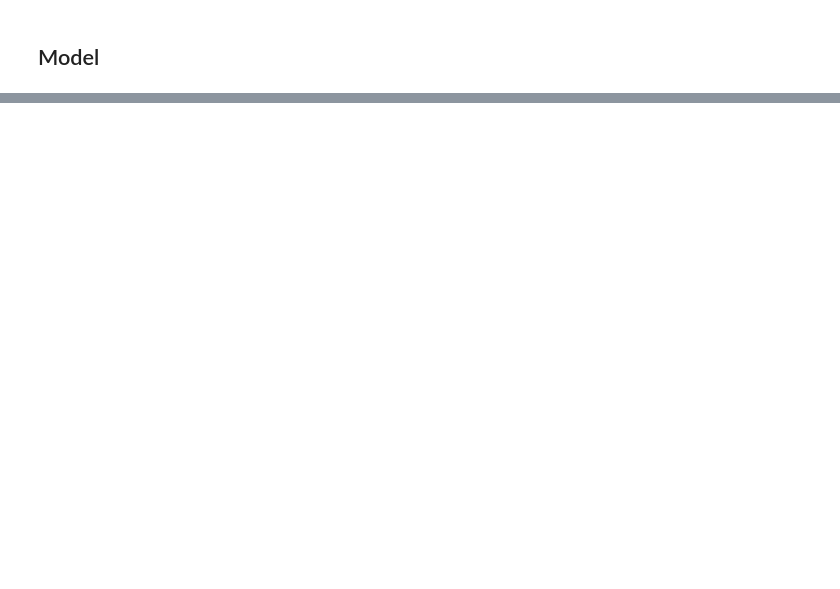
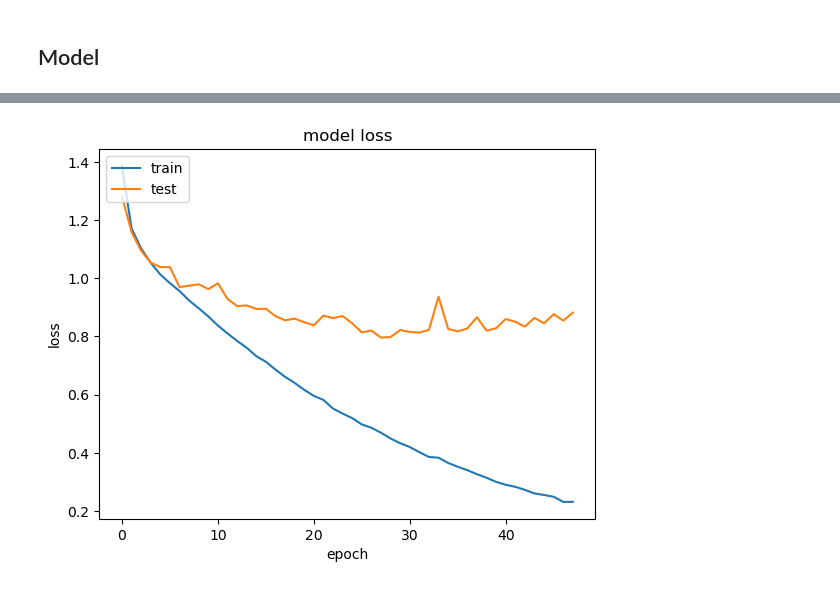
Before and after one commit to madhaviit/IITISOC-23-AI-ML-15-Speech-Emotion-Detection, a Jupyter notebook: speech-emotion-detection.ipynb, the cells around one changed output, grey strips where cells are left out. Drawn from its saved outputs; the diff is of its cells as text; code cells hidden in the pictures; blank space fills up the shorter version.

```diff
--- a/speech-emotion-detection.ipynb
+++ b/speech-emotion-detection.ipynb
@@ -83,6 +110,5 @@ crema_df
 # %%
-tess = os.listdir(Tess)
-
+tess = os.listdir("/kaggle/input/toronto-emotional-speech-set-tess/TESS Toronto emotional speech set data/")
 emotions = []
 files = []
 
@@ -103,5 +143,5 @@ tess_df
 # %%
-savee = os.listdir(Savee)
+savee = os.listdir("/kaggle/input/surrey-audiovisual-expressed-emotion-savee/ALL/")
 
 emotions = []
 files = []
@@ -296,4 +418,7 @@ model.summary()
+# %%
+model.compile(loss='categorical_crossentropy', optimizer=opt, metrics=['accuracy'])
 # %%
 rlrp = ReduceLROnPlateau(monitor='loss', factor=0.4, verbose=0, patience=2, min_lr=0.0000001)
-es = EarlyStopping(monitor='val_loss', mode='min', verbose=1, patience=50)
-history=model.fit(x_train, y_train, batch_size=64, epochs=150, validation_data=(x_test, y_test), callbacks=[rlrp, es])
+es = EarlyStopping(monitor='val_loss', mode='min', verbose=1, patience=20)
+
+history=model.fit(x_train, y_train, batch_size=16, epochs=200, validation_data=(x_test, y_test), callbacks=[es, rlrp])
@@ -319,0 +443,10 @@ plt.show()
+# %%
+plt.plot(history.history['loss'])
+plt.plot(history.history['val_loss'])
+plt.title('model loss')
+plt.ylabel('loss')
+plt.xlabel('epoch')
+plt.legend(['train', 'test'], loc='upper left')
+plt.show()
+# %% [output]
+[figure, added]
```
Also changed, not shown: parts of 23 cells of this notebook.
